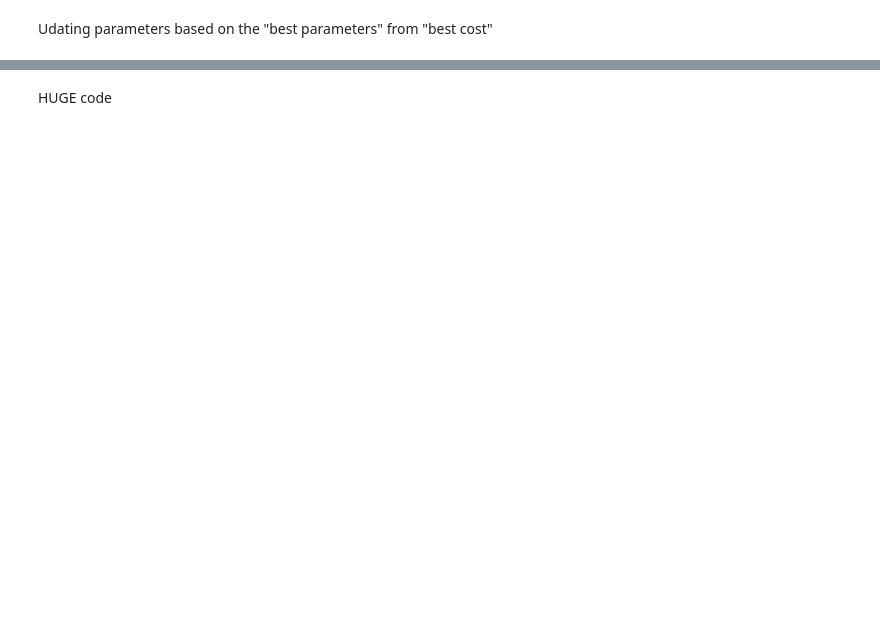
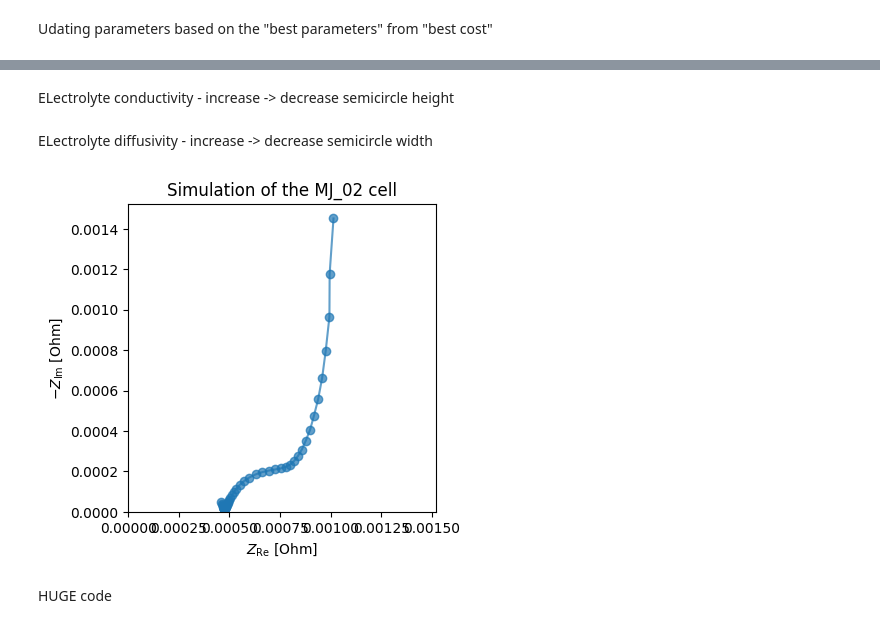
Before and after one commit to samaard2001/EIS-code, a Jupyter notebook: Code/EIS_code.ipynb, the cells around one changed output, grey strips where cells are left out. Saved outputs shown, nothing was run; the diff lists cells and outputs as text; code cells hidden in the pictures; blank space fills up the shorter version.

Commit message:
Changing functions for better simulation fit

```diff
--- a/Code/EIS_code.ipynb
+++ b/Code/EIS_code.ipynb
@@ -428,0 +459,2 @@ params.update(
+# %% [markdown]
+ELectrolyte conductivity - increase -> decrease semicircle height
@@ -428,0 +479,2 @@ params.update(
+# %% [markdown]
+ELectrolyte diffusivity - increase -> decrease semicircle width
@@ -429,3 +496,24 @@ params.update(
+# %%
+model = pybamm.lithium_ion.DFN(options={"surface form": "differential"})
+#options={"surface form": "differential"}
+
+# Create simulation
+eis_sim = pybammeis.EISSimulation(model, parameter_values=params)
+
+sim_f = eis_sim.solve(frequencies, method = "prebicgstab")
+
+# Plotting the simulation (from frequency domain)
+fig, ax = plt.subplots(figsize=(4, 4))
+pybammeis.nyquist_plot(sim_f, ax=ax, linestyle="-", label=f"Simulation", alpha=0.7
+    )
+#ax.set_xlim(0.0475, 0.0550)
+#ax.set_ylim(0, 0.008)
+
+#plt.legend()
+plt.title('Simulation of the MJ_02 cell')
+plt.show()
+# %% [output]
+[figure, added]
 # %% [markdown]
 HUGE code
 # %%
```
Also changed, not shown: parts of 15 cells of this notebook, 1 other file.
